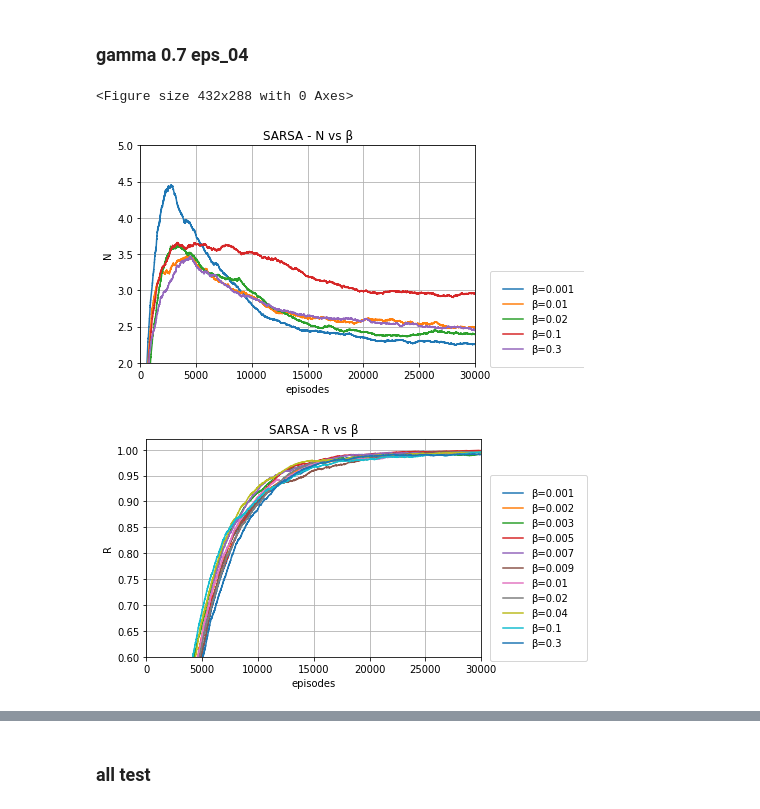
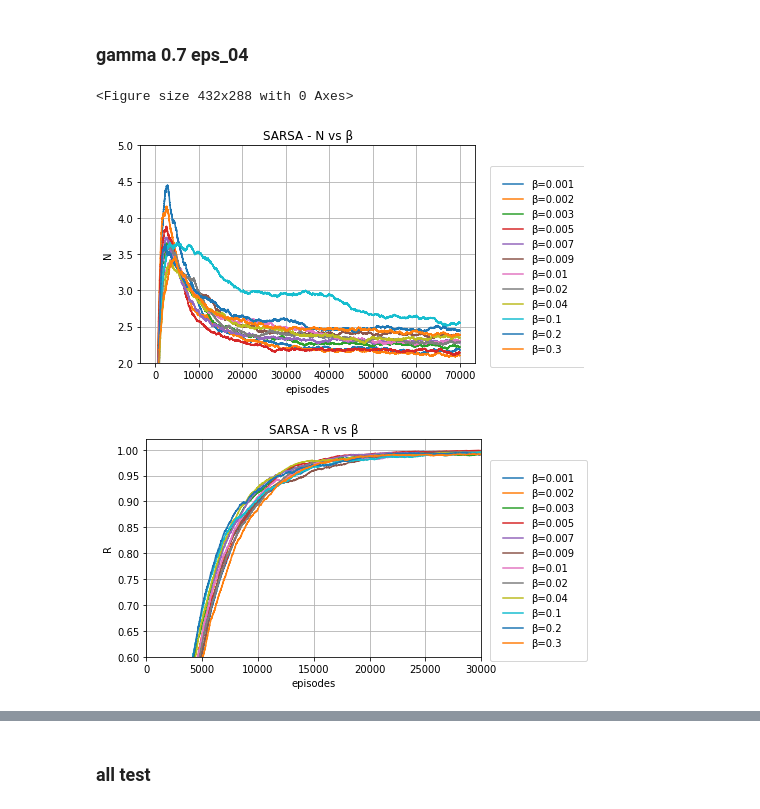
Before and after one commit to JunTu-XD/RL-Checkmate, a Jupyter notebook: data/plotting2.ipynb, the cells around one changed output, grey strips where cells are left out. Saved outputs shown, nothing was run; the diff lists cells and outputs as text; code cells hidden in the pictures.

```diff
--- a/data/plotting2.ipynb
+++ b/data/plotting2.ipynb
@@ -185,6 +185,17 @@ from data_gamma_07_eps_04_beta_30000 import *
 (b_30000_g_07_q_x_val, b_30000_g_07_q_r_val) = (gamma_07_eps_04_beta_30000_Q_Learning_x_axis, gamma_07_eps_04_beta_30000_Q_Learning_avg_R)
 (_, b_30000_g_07_s_n_val) = (gamma_07_eps_04_beta_30000_SARSA_x_axis, gamma_07_eps_04_beta_30000_SARSA_avg_N)
 (_, b_30000_g_07_q_n_val) = (gamma_07_eps_04_beta_30000_Q_Learning_x_axis, gamma_07_eps_04_beta_30000_Q_Learning_avg_N)
+
+from data_gamma_07_eps_04_beta_20000 import *
+(b_20000_g_07_s_x_ema, b_20000_g_07_s_r_ema) = EMA(gamma_07_eps_04_beta_20000_SARSA_x_training_seq, gamma_07_eps_04_beta_20000_SARSA_R_training_seq)
+(b_20000_g_07_q_x_ema, b_20000_g_07_q_r_ema) = EMA(gamma_07_eps_04_beta_20000_Q_Learning_x_training_seq, gamma_07_eps_04_beta_20000_Q_Learning_R_training_seq)
+(_, b_20000_g_07_s_n_ema) = EMA(gamma_07_eps_04_beta_20000_SARSA_x_training_seq, gamma_07_eps_04_beta_20000_SARSA_N_training_seq)
+(_, b_20000_g_07_q_n_ema) = EMA(gamma_07_eps_04_beta_20000_Q_Learning_x_training_seq, gamma_07_eps_04_beta_20000_Q_Learning_N_training_seq)
+
+(b_20000_g_07_s_x_val, b_20000_g_07_s_r_val) = (gamma_07_eps_04_beta_20000_SARSA_x_axis, gamma_07_eps_04_beta_20000_SARSA_avg_R)
+(b_20000_g_07_q_x_val, b_20000_g_07_q_r_val) = (gamma_07_eps_04_beta_20000_Q_Learning_x_axis, gamma_07_eps_04_beta_20000_Q_Learning_avg_R)
+(_, b_20000_g_07_s_n_val) = (gamma_07_eps_04_beta_20000_SARSA_x_axis, gamma_07_eps_04_beta_20000_SARSA_avg_N)
+(_, b_20000_g_07_q_n_val) = (gamma_07_eps_04_beta_20000_Q_Learning_x_axis, gamma_07_eps_04_beta_20000_Q_Learning_avg_N)
 # %% [markdown]
 ### eps 0.4, beta 0.00005
 # %%
@@ -328,17 +339,18 @@ ax.set_xlabel("episodes")
 ax.set_ylabel("N")
 
 ax.plot(b_00100_g_07_s_x_ema, b_00100_g_07_s_n_ema, label="β=0.001")
-# ax.plot(b_00200_g_07_s_x_ema, b_00200_g_07_s_n_ema, label="β=0.002")
-# ax.plot(b_00300_g_07_s_x_ema, b_00300_g_07_s_n_ema, label="β=0.003")
-# ax.plot(b_00500_g_07_s_x_ema, b_00500_g_07_s_n_ema, label="β=0.005")
-# ax.plot(b_00700_g_07_s_x_ema, b_00700_g_07_s_n_ema, label="β=0.007")
-# ax.plot(b_00900_g_07_s_x_ema, b_00900_g_07_s_n_ema, label="β=0.009")
+ax.plot(b_00200_g_07_s_x_ema, b_00200_g_07_s_n_ema, label="β=0.002")
+ax.plot(b_00300_g_07_s_x_ema, b_00300_g_07_s_n_ema, label="β=0.003")
+ax.plot(b_00500_g_07_s_x_ema, b_00500_g_07_s_n_ema, label="β=0.005")
+ax.plot(b_00700_g_07_s_x_ema, b_00700_g_07_s_n_ema, label="β=0.007")
+ax.plot(b_00900_g_07_s_x_ema, b_00900_g_07_s_n_ema, label="β=0.009")
 ax.plot(b_01000_g_07_s_x_ema, b_01000_g_07_s_n_ema, label="β=0.01")
 ax.plot(b_02000_g_07_s_x_ema, b_02000_g_07_s_n_ema, label="β=0.02")
-# ax.plot(b_04000_g_07_s_x_ema, b_04000_g_07_s_n_ema, label="β=0.04")
+ax.plot(b_04000_g_07_s_x_ema, b_04000_g_07_s_n_ema, label="β=0.04")
 ax.plot(b_10000_g_07_s_x_ema, b_10000_g_07_s_n_ema, label="β=0.1")
+ax.plot(b_20000_g_07_s_x_ema, b_20000_g_07_s_n_ema, label="β=0.2")
 ax.plot(b_30000_g_07_s_x_ema, b_30000_g_07_s_n_ema, label="β=0.3")
-ax.set_xlim((0,30000))
+# ax.set_xlim((0,30000))
 ax.set_ylim((2,5))
 ax.grid('on')
 # ax2 = ax.twinx()
@@ -360,35 +372,36 @@ text = fig.text(-0.2,1.05, "", transform=ax.transAxes)
 plt.show()
 fig.savefig("SARSA-beta_N.jpg", bbox_extra_artists=(lgd,text), bbox_inches='tight', dpi=100)
 
 #######################################
 
 fig2, ax2  = plt.subplots()
 plt.title("SARSA - R vs β")
 ax2.set_xlabel("episodes")
 ax2.set_ylabel("N")
 ax2.grid('on')
 ax2.set_ylabel("R")
 ax2.plot(b_00100_g_07_s_x_ema, b_00100_g_07_s_r_ema, label="β=0.001")
 ax2.plot(b_00200_g_07_s_x_ema, b_00200_g_07_s_r_ema, label="β=0.002")
 ax2.plot(b_00300_g_07_s_x_ema, b_00300_g_07_s_r_ema, label="β=0.003")
 ax2.plot(b_00500_g_07_s_x_ema, b_00500_g_07_s_r_ema, label="β=0.005")
 ax2.plot(b_00700_g_07_s_x_ema, b_00700_g_07_s_r_ema, label="β=0.007")
 ax2.plot(b_00900_g_07_s_x_ema, b_00900_g_07_s_r_ema, label="β=0.009")
 ax2.plot(b_01000_g_07_s_x_ema, b_01000_g_07_s_r_ema, label="β=0.01")
 ax2.plot(b_02000_g_07_s_x_ema, b_02000_g_07_s_r_ema, label="β=0.02")
 ax2.plot(b_04000_g_07_s_x_ema, b_04000_g_07_s_r_ema, label="β=0.04")
 ax2.plot(b_10000_g_07_s_x_ema, b_10000_g_07_s_r_ema, label="β=0.1")
+ax2.plot(b_20000_g_07_s_x_ema, b_20000_g_07_s_r_ema, label="β=0.2")
 ax2.plot(b_30000_g_07_s_x_ema, b_30000_g_07_s_r_ema, label="β=0.3")
 ax2.set_xlim((0,30000))
 ax2.set_ylim((0.6,1.02))
 lgd = fig2.legend(loc=loc, bbox_to_anchor=bbox_to_anchor, borderpad=1.3)
 text = fig2.text(-0.2,1.05, "", transform=ax.transAxes)
 plt.show()
 fig2.savefig("SARSA-r_β.jpg", bbox_extra_artists=(lgd,text), bbox_inches='tight', dpi=100)
 # %% [output]
 <Figure size 432x288 with 0 Axes>
-[figure, old version]
+[figure, new version]
-[figure, old version]
+[figure, new version]
 # %%
 new_figure()
 
```
Also changed, not shown: parts of 2 cells of this notebook.
